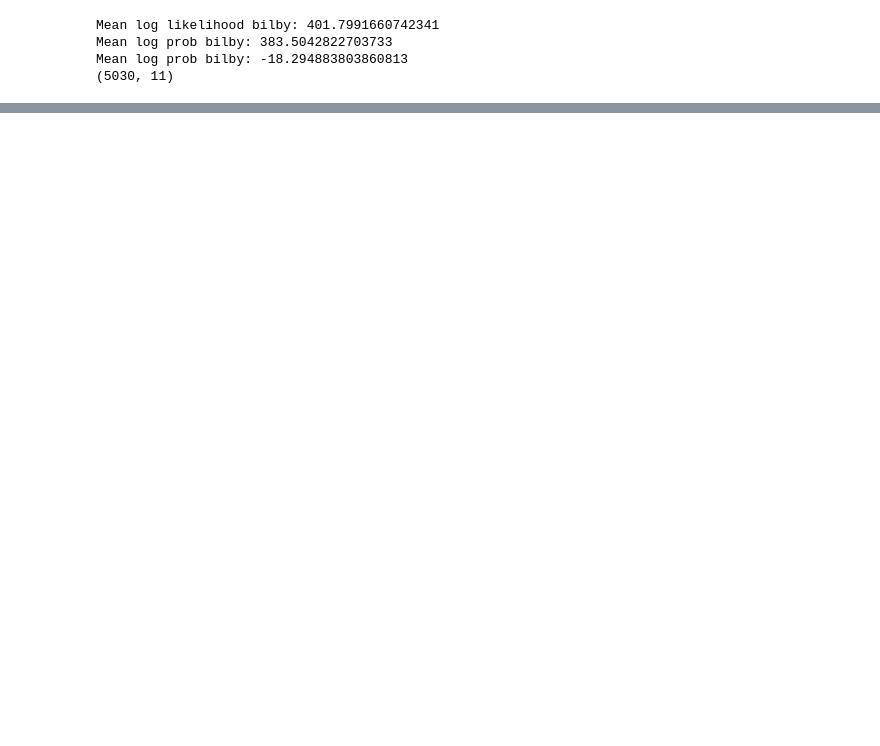
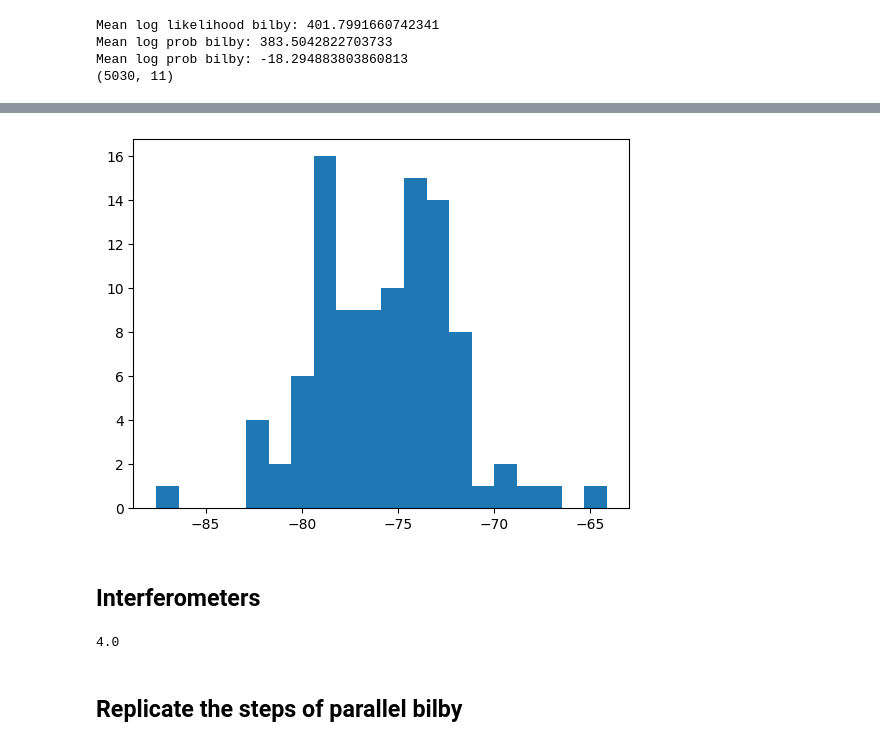
Before and after one commit to ThibeauWouters/jim_meets_harmonic, a Jupyter notebook: 11d_runs/debug.ipynb, the cells around one changed output, grey strips where cells are left out. Saved outputs shown, nothing was run; the diff lists cells and outputs as text; code cells hidden in the pictures; blank space fills up the shorter version.

```diff
--- a/11d_runs/debug.ipynb
+++ b/11d_runs/debug.ipynb
@@ -204,0 +312,14 @@ print(likelihood.log_likelihood())
+# %%
+plt.hist(diff, bins = 20)
+plt.show()
+# %% [output]
+[figure, added]
+# %% [markdown]
+## Interferometers
+# %%
+for ifo in ifos:
+    # print(ifo.meta_data)
+    print(ifo.strain_data.duration)
+    break
+# %% [output]
+4.0
@@ -204,0 +333,2 @@ print(likelihood.log_likelihood())
+# %% [markdown]
+## Replicate the steps of parallel bilby
```
Also changed, not shown: parts of 18 cells of this notebook, 23 other files.
